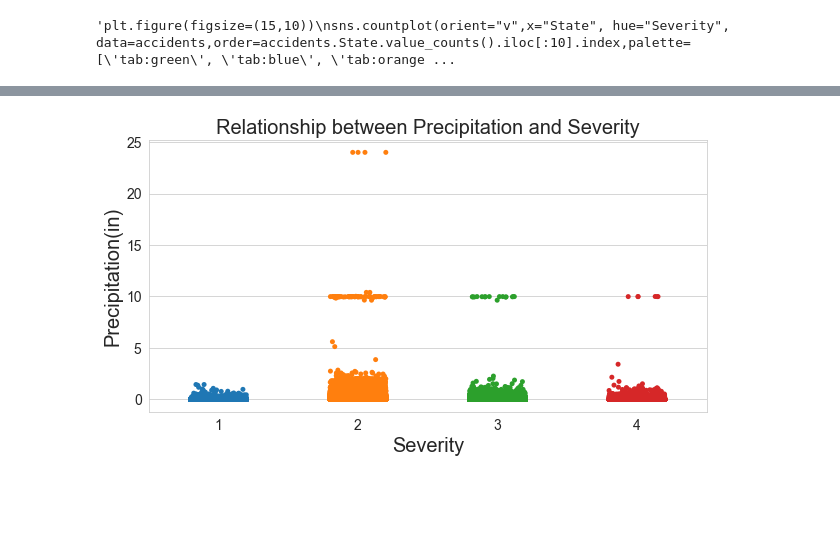
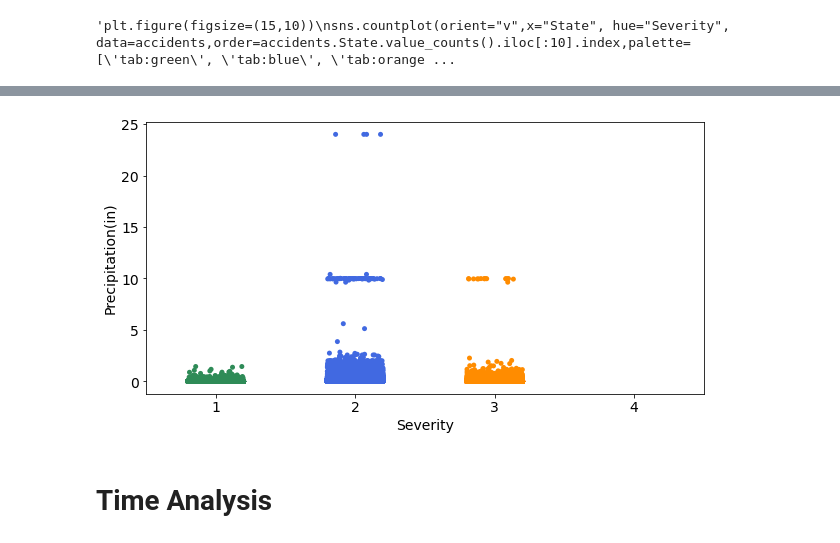
Before and after one commit to NikosKefalas/Car-Accidents-EDA, a Jupyter notebook: Analysis/Car Accident Analysis.ipynb, the cells around one changed output, grey strips where cells are left out. Cells and saved outputs as stored; diff of their text form; code cells hidden in the pictures; blank space fills up the shorter version.

```diff
--- a/Analysis/Car Accident Analysis.ipynb
+++ b/Analysis/Car Accident Analysis.ipynb
@@ -380,11 +439,13 @@ plt.show()
 # %%
-fig, ax = plt.subplots(figsize = (10,5))
-plt.title('Relationship between Precipitation and Severity', size=20)
-plt.ylabel('Precipitation(in)', fontsize=20)
-plt.xlabel('Severity', fontsize=20)
-sns.stripplot(x=accidents['Severity'],y=accidents['Precipitation(in)'],data=accidents,jitter=0.2)
+plt.figure(figsize = (10,5))
+#plt.title('Relationship between Precipitation and Severity', size=20)
+plt.ylabel('Precipitation(in)', fontsize=14)
+plt.xlabel('Severity', fontsize=14)
 plt.xticks(fontsize=14)
 plt.yticks(fontsize=14)
-plt.show()
+sns.stripplot(x=accidents['Severity'],y=accidents['Precipitation(in)'],data=accidents,jitter=0.2,palette=['seagreen','royalblue','darkorange','white'])
+plt.savefig('prevssev.png' ,transparent=True,bbox_inches='tight')
 # %% [output]
-[figure, old version]
+[figure, new version]
+# %% [markdown]
+# Time Analysis
```
Also changed, not shown: parts of 35 cells of this notebook, 1 other file.
